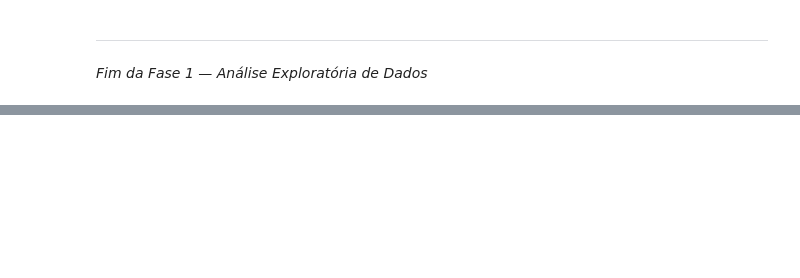
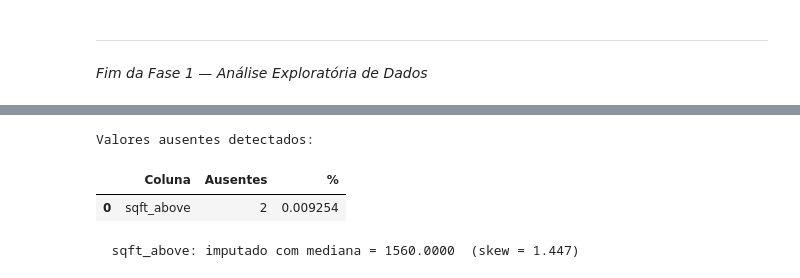
Before and after one commit to robertosim/projeto_avaliativo_analise_preditiva_sctec, a Jupyter notebook: notebooks/principal.ipynb, the cells around one changed output, grey strips where cells are left out. Drawn from its saved outputs; the diff is of its cells as text; code cells hidden in the pictures; blank space fills up the shorter version.

```diff
--- a/notebooks/principal.ipynb
+++ b/notebooks/principal.ipynb
@@ -138,0 +225,6 @@ else:
+# %%
+from src.features import remover_duplicatas
+
+df, n_dup = remover_duplicatas(df)
+print(f"Duplicatas encontradas e removidas: {n_dup}")
+print(f"Dataset após remoção: {df.shape[0]} linhas x {df.shape[1]} colunas")
@@ -138,0 +240,24 @@ else:
+# %%
+from src.dataset import verificar_valores_ausentes
+from src.features import imputar_valores_ausentes
+
+ausentes = verificar_valores_ausentes(df)
+if ausentes.empty:
+    print("Nenhum valor ausente encontrado. Nenhuma imputação necessária.")
+else:
+    print("Valores ausentes detectados:")
+    display(ausentes)
+    for coluna in ausentes["Coluna"]:
+        # Verifica assimetria para decidir entre média ou mediana
+        skew = df[coluna].skew()
+        if abs(skew) < 0.5:
+            estrategia = "media"
+        else:
+            estrategia = "mediana"
+        valor = imputar_valores_ausentes(df, coluna, estrategia)
+        print(f"  {coluna}: imputado com {estrategia} = {valor:.4f}  (skew = {skew:.3f})")
+# %% [output]
+Valores ausentes detectados:
+|  | Coluna | Ausentes | % |
+| 0 | sqft_above | 2 | 0.009254 |
+  sqft_above: imputado com mediana = 1560.0000  (skew = 1.447)
```
Also changed, not shown: parts of 28 cells of this notebook, 2 other files.
